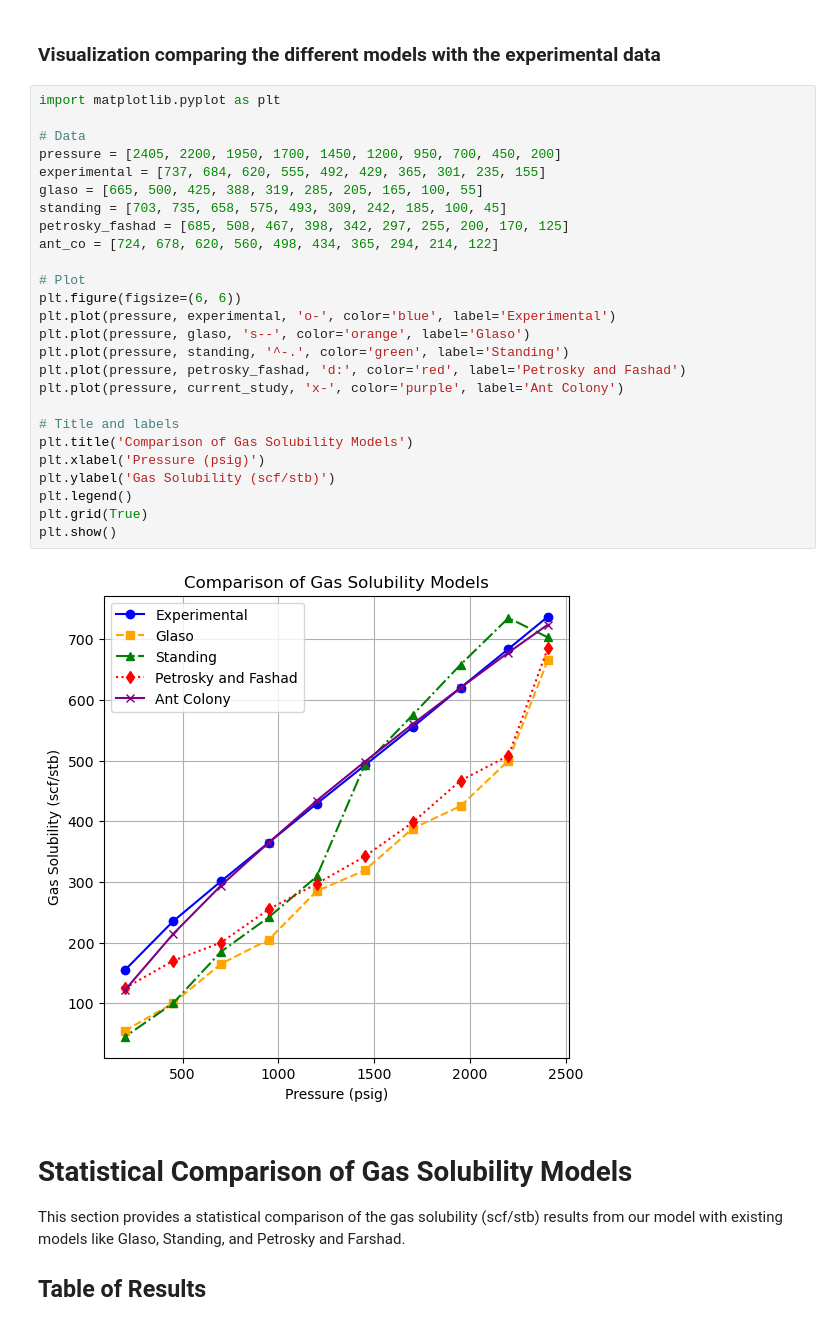
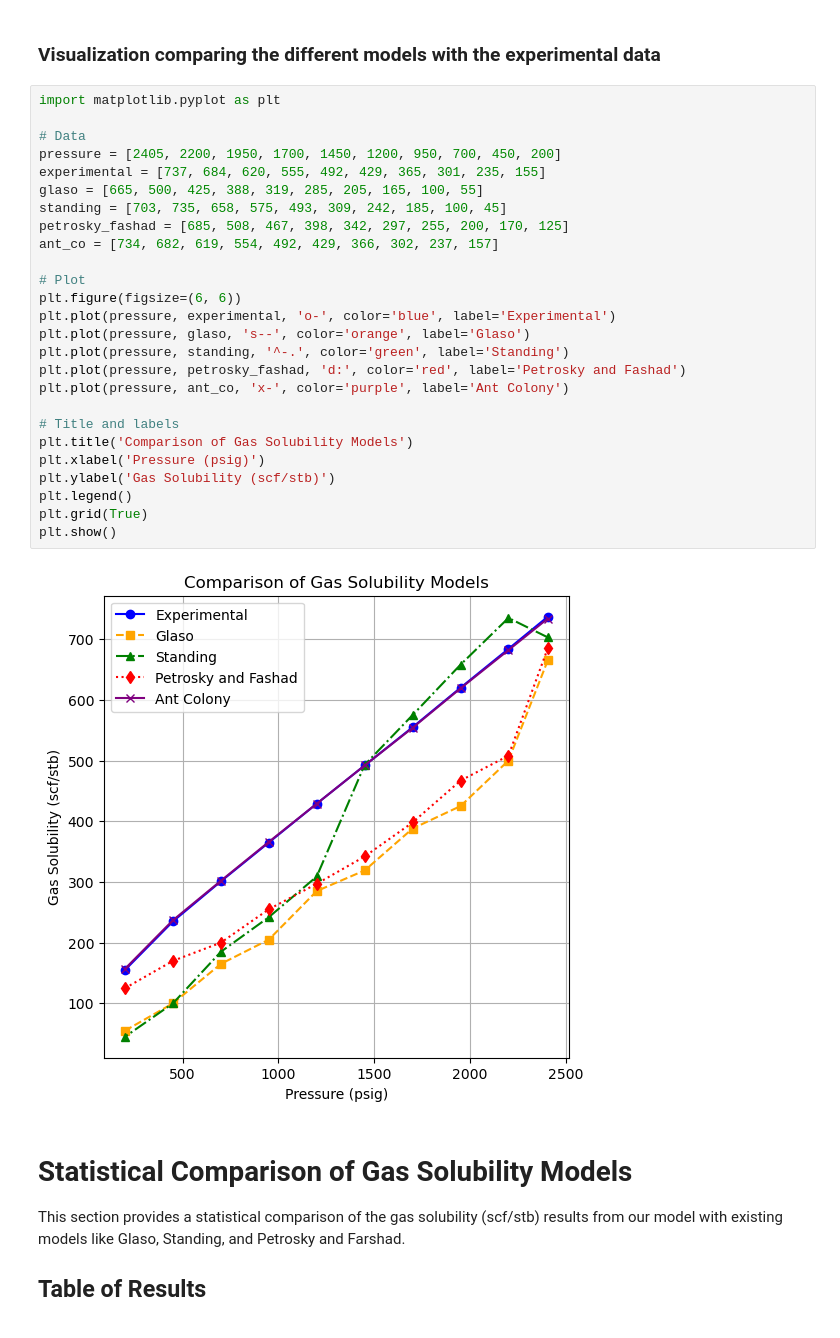
Before and after one commit to FavourOgboi/ACO-Algorithm-For-Solution-Gas-Oil-Ratio-PVT-Correlation, a Jupyter notebook: Comparison_and_Conclusion/comparison_table_of_statistical_parameters.ipynb, the cells around one changed output. Cells and saved outputs as stored; diff of their text form.

```diff
--- a/Comparison_and_Conclusion/comparison_table_of_statistical_parameters.ipynb
+++ b/Comparison_and_Conclusion/comparison_table_of_statistical_parameters.ipynb
@@ -62,31 +62,31 @@ The table provides gas solubility values from the following sources:
 # %%
 import matplotlib.pyplot as plt
 
 # Data
 pressure = [2405, 2200, 1950, 1700, 1450, 1200, 950, 700, 450, 200]
 experimental = [737, 684, 620, 555, 492, 429, 365, 301, 235, 155]
 glaso = [665, 500, 425, 388, 319, 285, 205, 165, 100, 55]
 standing = [703, 735, 658, 575, 493, 309, 242, 185, 100, 45]
 petrosky_fashad = [685, 508, 467, 398, 342, 297, 255, 200, 170, 125]
-ant_co = [724, 678, 620, 560, 498, 434, 365, 294, 214, 122]
+ant_co = [734, 682, 619, 554, 492, 429, 366, 302, 237, 157]
 
 # Plot
 plt.figure(figsize=(6, 6))
 plt.plot(pressure, experimental, 'o-', color='blue', label='Experimental')
 plt.plot(pressure, glaso, 's--', color='orange', label='Glaso')
 plt.plot(pressure, standing, '^-.', color='green', label='Standing')
 plt.plot(pressure, petrosky_fashad, 'd:', color='red', label='Petrosky and Fashad')
-plt.plot(pressure, current_study, 'x-', color='purple', label='Ant Colony')
+plt.plot(pressure, ant_co, 'x-', color='purple', label='Ant Colony')
 
 # Title and labels
 plt.title('Comparison of Gas Solubility Models')
 plt.xlabel('Pressure (psig)')
 plt.ylabel('Gas Solubility (scf/stb)')
 plt.legend()
 plt.grid(True)
 plt.show()
 # %% [output]
-[figure, old version]
+[figure, new version]
 # %% [markdown]
 # Statistical Comparison of Gas Solubility Models
 
```
Also changed, not shown: parts of 2 cells of this notebook, 18 other files.
